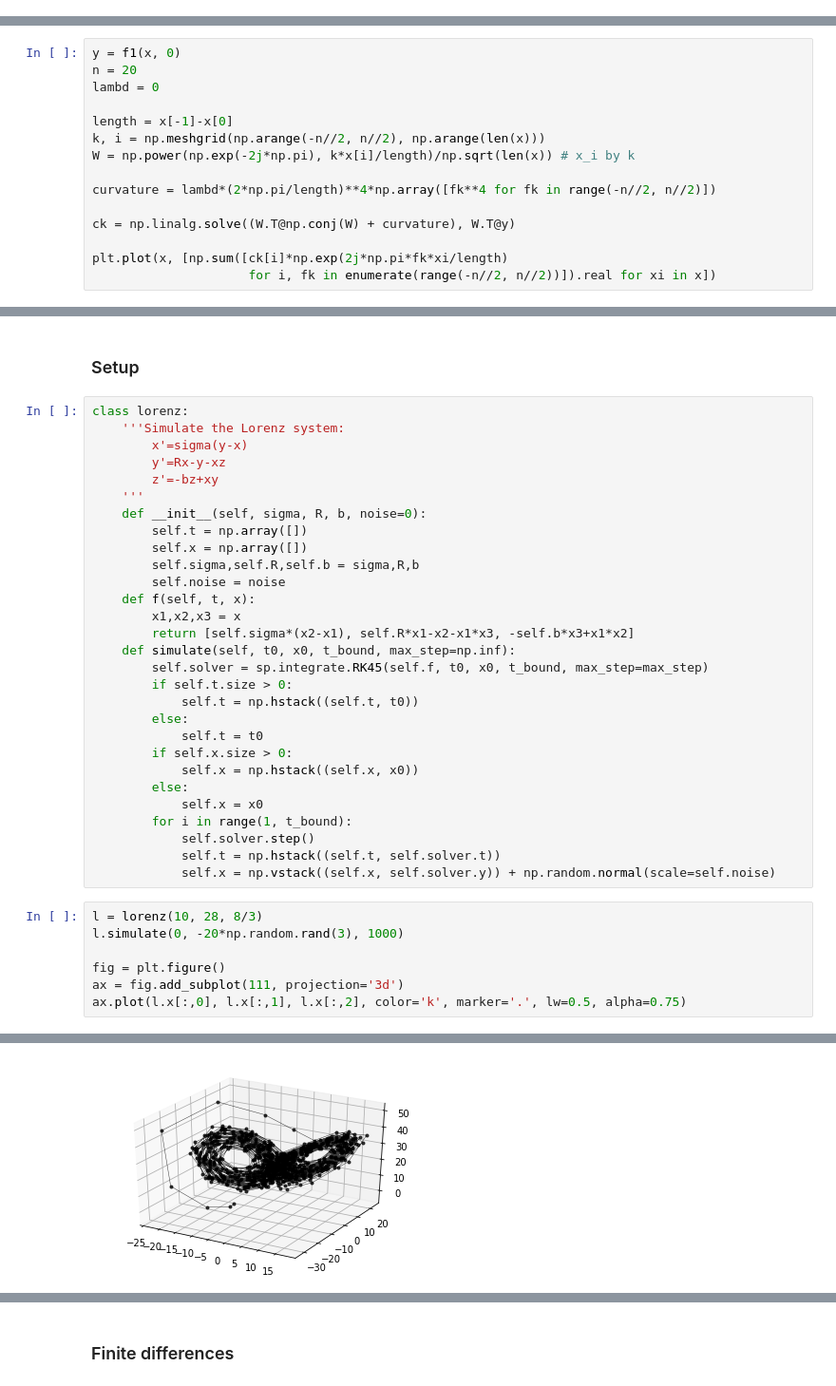
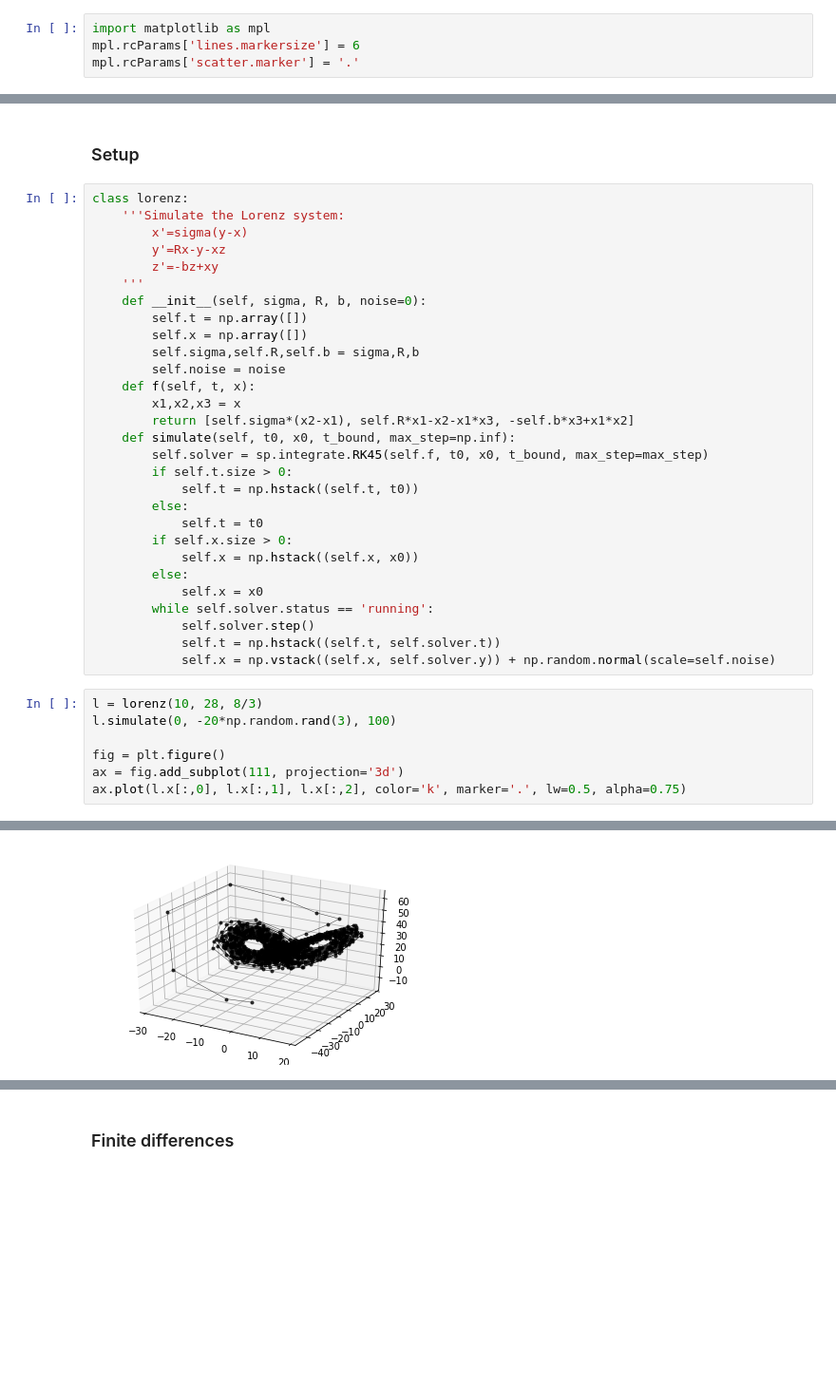
Before and after one commit to andgoldschmidt/derivative, a Jupyter notebook: Derivatives_Review.ipynb, the cells around one changed output, grey strips where cells are left out. Shown at 95% size. Drawn from its saved outputs; the diff is of its cells as text; blank space fills up the shorter version.

```diff
--- a/Derivatives_Review.ipynb
+++ b/Derivatives_Review.ipynb
@@ -102,0 +26,4 @@ scipy.fftpack.diff(x, order=1, period=None, _cache={})
+# %%
+import matplotlib as mpl
+mpl.rcParams['lines.markersize'] = 6
+mpl.rcParams['scatter.marker'] = '.'
@@ -197,15 +102,0 @@ def dydx_spectral_smoothing(y, x, n, lambd):
-# %%
-y = f1(x, 0)
-n = 20
-lambd = 0
-
-length = x[-1]-x[0]
-k, i = np.meshgrid(np.arange(-n//2, n//2), np.arange(len(x)))
-W = np.power(np.exp(-2j*np.pi), k*x[i]/length)/np.sqrt(len(x)) # x_i by k
-
-curvature = lambd*(2*np.pi/length)**4*np.array([fk**4 for fk in range(-n//2, n//2)])
-
-ck = np.linalg.solve((W.T@np.conj(W) + curvature), W.T@y)
-
-plt.plot(x, [np.sum([ck[i]*np.exp(2j*np.pi*fk*xi/length)
-                     for i, fk in enumerate(range(-n//2, n//2))]).real for xi in x])
@@ -299,17 +150,17 @@ class lorenz:
             self.x = np.hstack((self.x, x0))
         else:
             self.x = x0
-        for i in range(1, t_bound):
+        while self.solver.status == 'running':
             self.solver.step()
             self.t = np.hstack((self.t, self.solver.t))
             self.x = np.vstack((self.x, self.solver.y)) + np.random.normal(scale=self.noise)
 # %%
 l = lorenz(10, 28, 8/3)
-l.simulate(0, -20*np.random.rand(3), 1000)
+l.simulate(0, -20*np.random.rand(3), 100)
 
 fig = plt.figure()
 ax = fig.add_subplot(111, projection='3d')
 ax.plot(l.x[:,0], l.x[:,1], l.x[:,2], color='k', marker='.', lw=0.5, alpha=0.75)
 # %% [output]
 [<mpl_toolkits.mplot3d.art3d.Line3D at 0x...>]
-[figure, old version]
+[figure, new version]
```
Also changed, not shown: parts of 54 cells of this notebook, 2 other files.
